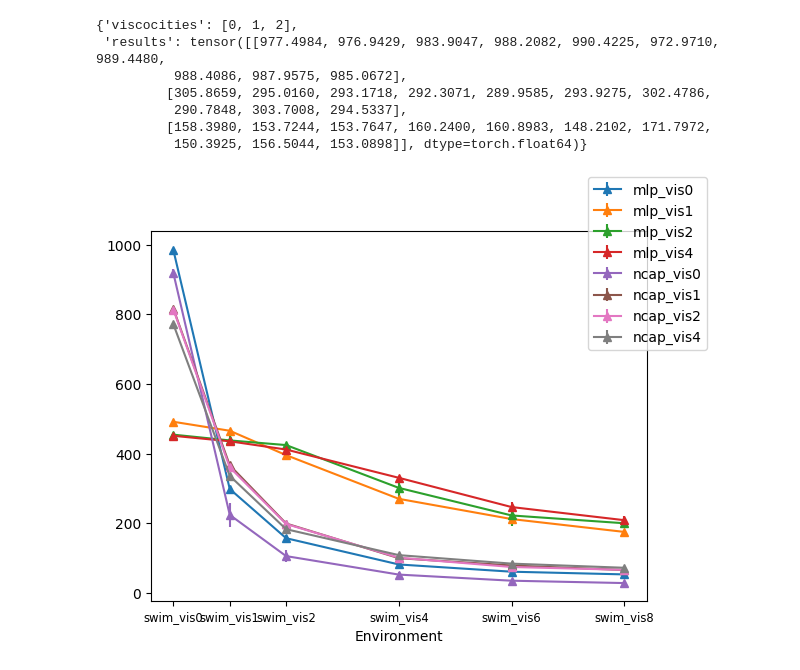
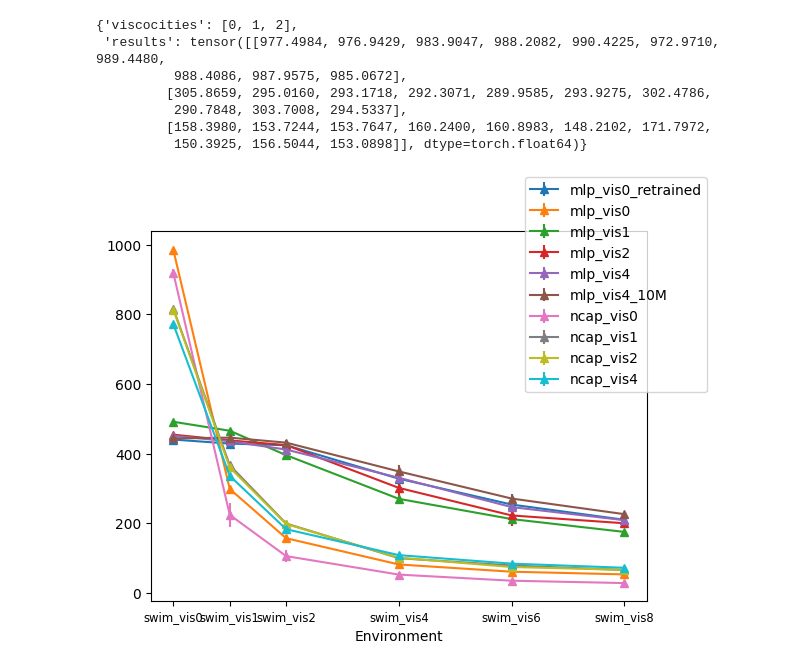
Before and after one commit to PandaCodes/neuromatch24, a Jupyter notebook: plot_global_viscocity.ipynb, the cells around one changed output. Cells and saved outputs as stored; diff of their text form; code cells hidden in the pictures.

```diff
--- a/plot_global_viscocity.ipynb
+++ b/plot_global_viscocity.ipynb
@@ -2,14 +2,18 @@
 import torch
 import matplotlib.pyplot as plt
 # %%
-mlp_vis0 = torch.load('pretrained_mlp_vis0.pth')
-mlp_vis1 = torch.load('pretrained_mlp_vis1.pth')
-mlp_vis2 = torch.load('pretrained_mlp_vis2.pth')
-mlp_vis4 = torch.load('pretrained_mlp_vis4.pth')
-ncap_vis0 = torch.load('pretrained_ncap_vis0.pth')
-ncap_vis1 = torch.load('pretrained_ncap_vis1.pth')
-ncap_vis2 = torch.load('pretrained_ncap_vis2.pth')
-ncap_vis4 = torch.load('pretrained_ncap_vis4.pth')
+prefix = 'results/global_viscocity/'
+mlp_vis0_retrained = torch.load(prefix + 'trained_mlp_vis0.pth')
+mlp_vis0 = torch.load(prefix + 'pretrained_mlp_vis0.pth')
+mlp_vis1 = torch.load(prefix + 'pretrained_mlp_vis1.pth')
+mlp_vis2 = torch.load(prefix + 'pretrained_mlp_vis2.pth')
+mlp_vis4 = torch.load(prefix + 'pretrained_mlp_vis4.pth')
+mlp_vis4_10M = torch.load(prefix + 'pretrained_mlp_vis4_10M.pth')
+mlp_vis4_10M_notime = torch.load(prefix + 'pretrained_mlp_vis4_10M_notime.pth')
+ncap_vis0 = torch.load(prefix + 'pretrained_ncap_vis0.pth')
+ncap_vis1 = torch.load(prefix + 'pretrained_ncap_vis1.pth')
+ncap_vis2 = torch.load(prefix + 'pretrained_ncap_vis2.pth')
+ncap_vis4 = torch.load(prefix + 'pretrained_ncap_vis4.pth')
 # %%
 mlp_vis0
 # %% [output]
@@ -23,17 +27,17 @@ mlp_vis0
 # %%
 envs = mlp_vis0["envs"]
 results = mlp_vis0["results"]
 viscocities = [0.0, 0.1, 0.2, 0.4, 0.6, 0.8]
 
 fig, axs = plt.subplots(1, 1)
-for model_name in ['mlp_vis0', 'mlp_vis1', 'mlp_vis2', 'mlp_vis4',
+for model_name in ['mlp_vis0_retrained', 'mlp_vis0', 'mlp_vis1', 'mlp_vis2', 'mlp_vis4', 'mlp_vis4_10M', 'mlp_vis4_10M_notime',
 'ncap_vis0', 'ncap_vis1', 'ncap_vis2', 'ncap_vis4']:
     model = eval(model_name)
     axs.errorbar(viscocities, model["results"].mean(axis=-1), model["results"].std(axis=-1), label=model_name, marker='^')
 # use envs strings as xticks
 axs.set_xticks(viscocities, envs, size='small')
 axs.set_xlabel('Environment')
 fig.legend()
 fig.show()
 # %% [output]
-[figure, old version]
+[figure, new version]
```
Also changed, not shown: 2 other files.
